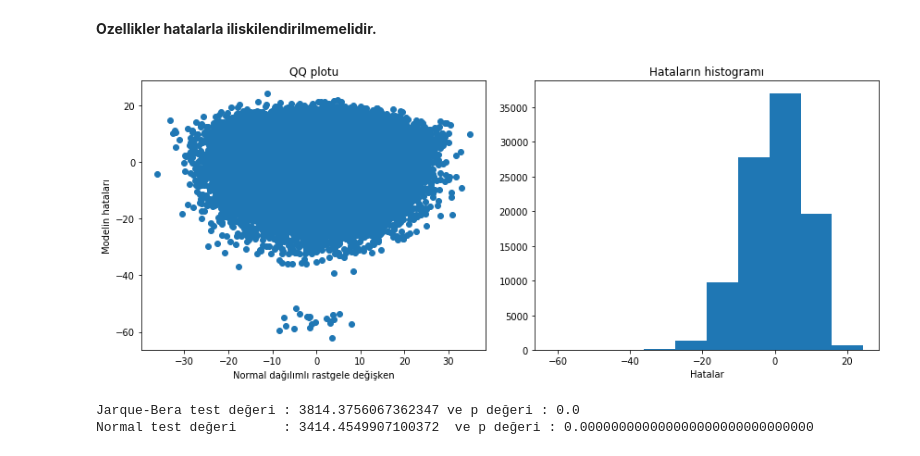
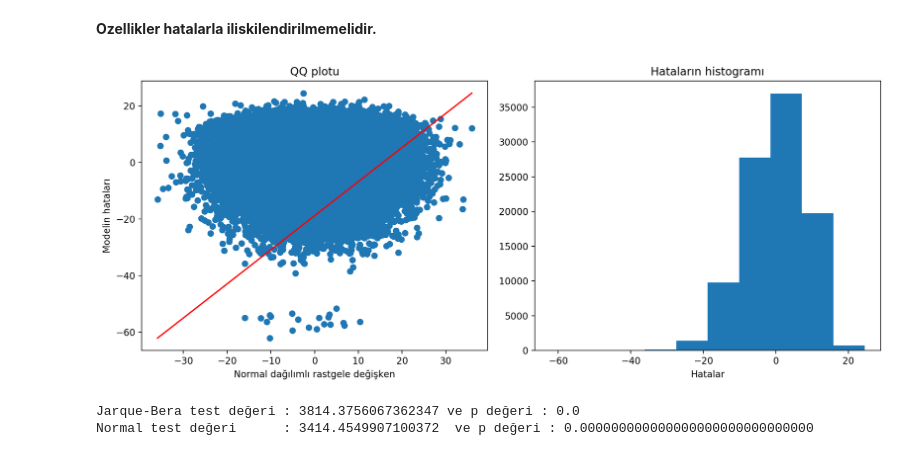
Before and after one commit to EceDolen/Bootcamp_-Bolum_6, a Jupyter notebook: Regresyon_Odev_3_Sıcaklık_Tahmini.ipynb, the cells around one changed output. Cells and saved outputs as stored; diff of their text form; code cells hidden in the pictures.

```diff
--- a/Regresyon_Odev_3_Sıcaklık_Tahmini.ipynb
+++ b/Regresyon_Odev_3_Sıcaklık_Tahmini.ipynb
@@ -189,23 +189,25 @@ Hata terimleri arasindaki otokorelasyon oldukca yuksektir.
 # %%
 rand_nums = np.random.normal(np.mean(hatalar), np.std(hatalar), len(hatalar))
 
-plt.figure(figsize=(12,5))
+plt.figure(figsize=(12,5),  dpi = 200)
 
 plt.subplot(1,2,1)
 plt.scatter(rand_nums, hatalar)
+plt.plot([np.min(rand_nums), np.max(rand_nums)],
+         [np.min(hatalar), np.max(hatalar)], c='red')
 plt.xlabel("Normal dağılımlı rastgele değişken")
 plt.ylabel("Modelin hataları")
 plt.title("QQ plotu")
 
 plt.subplot(1,2,2)
 plt.hist(hatalar)
 plt.xlabel("Hatalar")
 plt.title("Hataların histogramı")
 
 plt.tight_layout()
 plt.show()
 # %% [output]
-[figure, old version]
+[figure, new version]
 # %%
 from scipy.stats import jarque_bera
 from scipy.stats import normaltest
```
Also changed, not shown: parts of 1 cell of this notebook.
